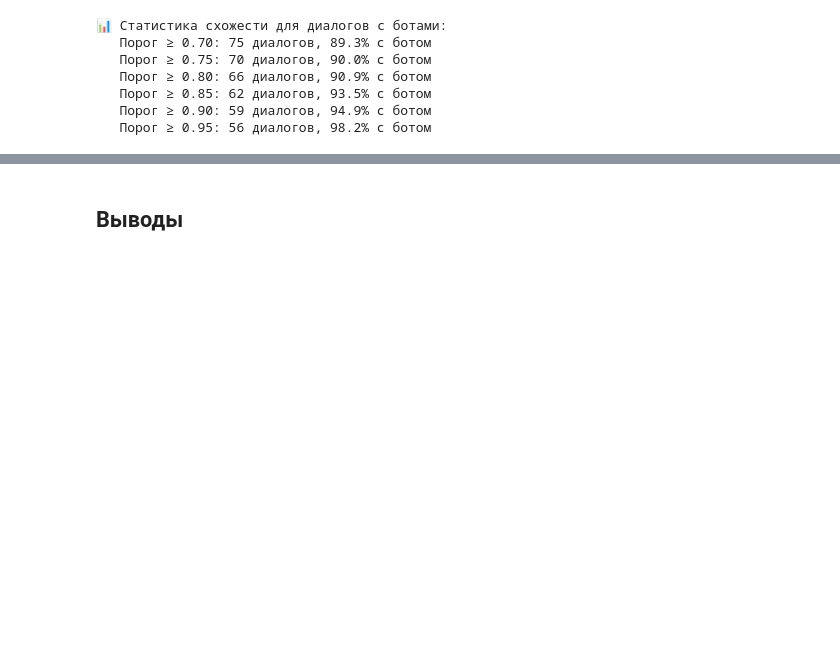
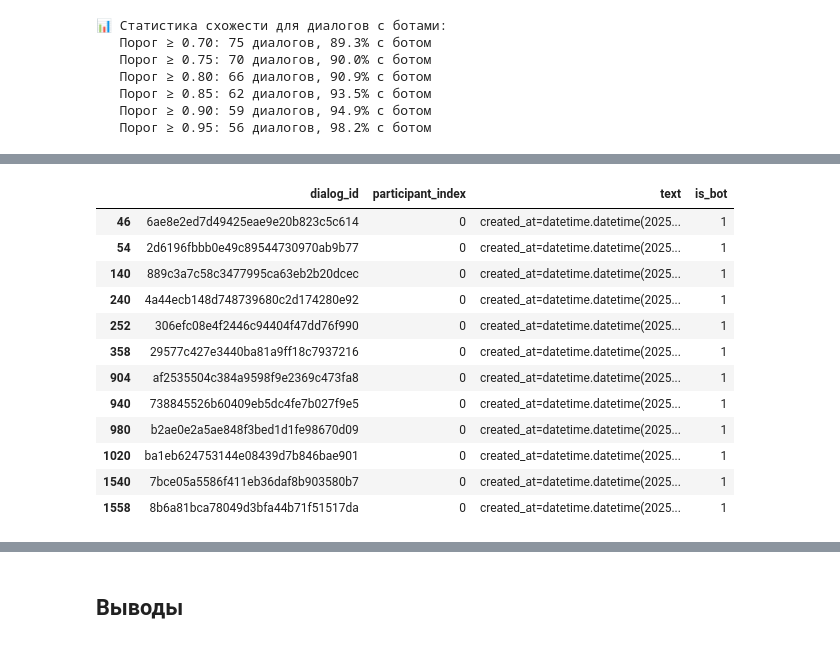
Before and after one commit to skytecat/YouAreBot, a Jupyter notebook: YouAreBot.ipynb, the cells around one changed output, grey strips where cells are left out. Drawn from its saved outputs; the diff is of its cells as text; code cells hidden in the pictures; blank space fills up the shorter version.

```diff
--- a/YouAreBot.ipynb
+++ b/YouAreBot.ipynb
@@ -1909,0 +1932,16 @@ for threshold in [0.7, 0.75, 0.8, 0.85, 0.9, 0.95]:
+# %%
+bots_mes[bots_mes['text'].str.contains("created_at=datetime.datetime", na=False)].head(15)
+# %% [output]
+|  | dialog_id | participant_index | text | is_bot |
+| 46 | 6ae8e2ed7d49425eae9e20b823c5c614 | 0 | created_at=datetime.datetime(2025... | 1 |
+| 54 | 2d6196fbbb0e49c89544730970ab9b77 | 0 | created_at=datetime.datetime(2025... | 1 |
+| 140 | 889c3a7c58c3477995ca63eb2b20dcec | 0 | created_at=datetime.datetime(2025... | 1 |
+| 240 | 4a44ecb148d748739680c2d174280e92 | 0 | created_at=datetime.datetime(2025... | 1 |
+| 252 | 306efc08e4f2446c94404f47dd76f990 | 0 | created_at=datetime.datetime(2025... | 1 |
+| 358 | 29577c427e3440ba81a9ff18c7937216 | 0 | created_at=datetime.datetime(2025... | 1 |
+| 904 | af2535504c384a9598f9e2369c473fa8 | 0 | created_at=datetime.datetime(2025... | 1 |
+| 940 | 738845526b60409eb5dc4fe7b027f9e5 | 0 | created_at=datetime.datetime(2025... | 1 |
+| 980 | b2ae0e2a5ae848f3bed1d1fe98670d09 | 0 | created_at=datetime.datetime(2025... | 1 |
+| 1020 | ba1eb624753144e08439d7b846bae901 | 0 | created_at=datetime.datetime(2025... | 1 |
+| 1540 | 7bce05a5586f411eb36daf8b903580b7 | 0 | created_at=datetime.datetime(2025... | 1 |
+| 1558 | 8b6a81bca78049d3bfa44b71f51517da | 0 | created_at=datetime.datetime(2025... | 1 |
```
Also changed, not shown: parts of 12 cells of this notebook.
